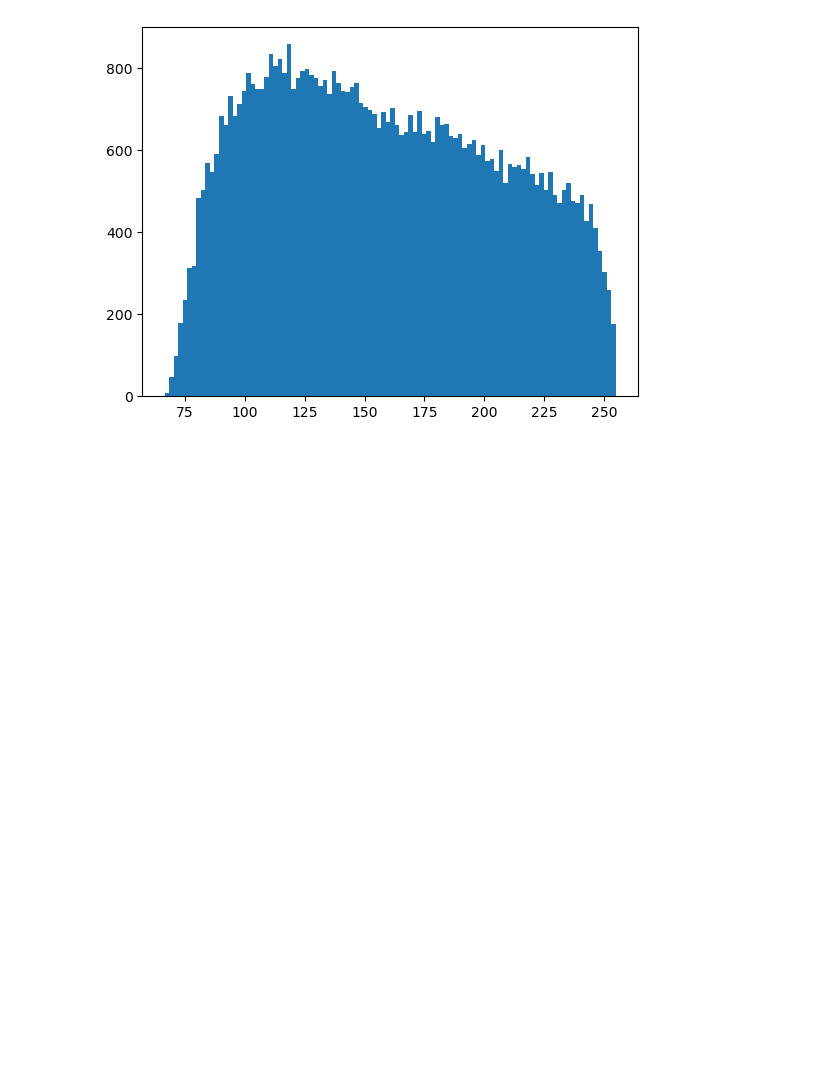
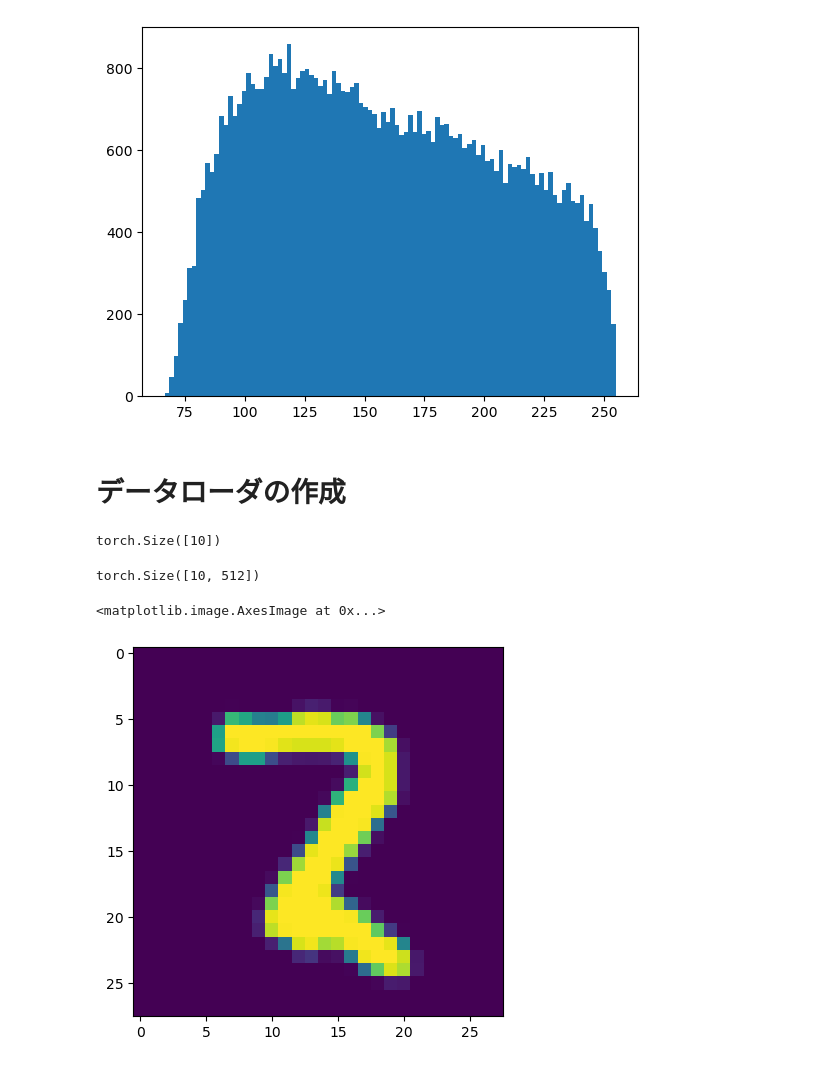
Before and after one commit to hashikun917/Diffusion, a Jupyter notebook: notebooks/load_morphomnist.ipynb, the cells around one changed output. Drawn from its saved outputs; the diff is of its cells as text; code cells hidden in the pictures; blank space fills up the shorter version.

```diff
--- a/notebooks/load_morphomnist.ipynb
+++ b/notebooks/load_morphomnist.ipynb
@@ -138,3 +155,36 @@ plt.hist(train_shape_df['intensity'].values, bins=100)
         254.90317   ]),
  <BarContainer object of 100 artists>)
 [figure]
+# %% [markdown]
+# データローダの作成
+# %%
+from torch.utils.data import DataLoader
+from dataset.morphomnist import MorphoMNISTLike
+
+# Example usage
+dataset = MorphoMNISTLike(root_dir="/home/hashikami/datadrive/MorphoMNIST",
+                            columns=['intensity', 'thickness'], train=False)
+data_loader = DataLoader(dataset, batch_size=10, shuffle=True)
+# %%
+next(iter(data_loader))['intensity'].shape
+# %% [output]
+torch.Size([10])
+# %%
+import torch.nn as nn
+
+intensity = next(iter(data_loader))['intensity'][:, None].float()
+thickness = next(iter(data_loader))['thickness'][:, None].float()
+metrics = torch.cat([thickness, intensity], dim=1)
+metrics.shape
+
+nn.Linear(2, 512)(metrics).shape
+# %% [output]
+torch.Size([10, 512])
+# %%
+import matplotlib.pyplot as plt
+
+batch = next(iter(data_loader))
+plt.imshow(batch['image'][0].squeeze())
+# %% [output]
+<matplotlib.image.AxesImage at 0x...>
+[figure, added]
```
Also changed, not shown: parts of 5 cells of this notebook, 8 other files.
